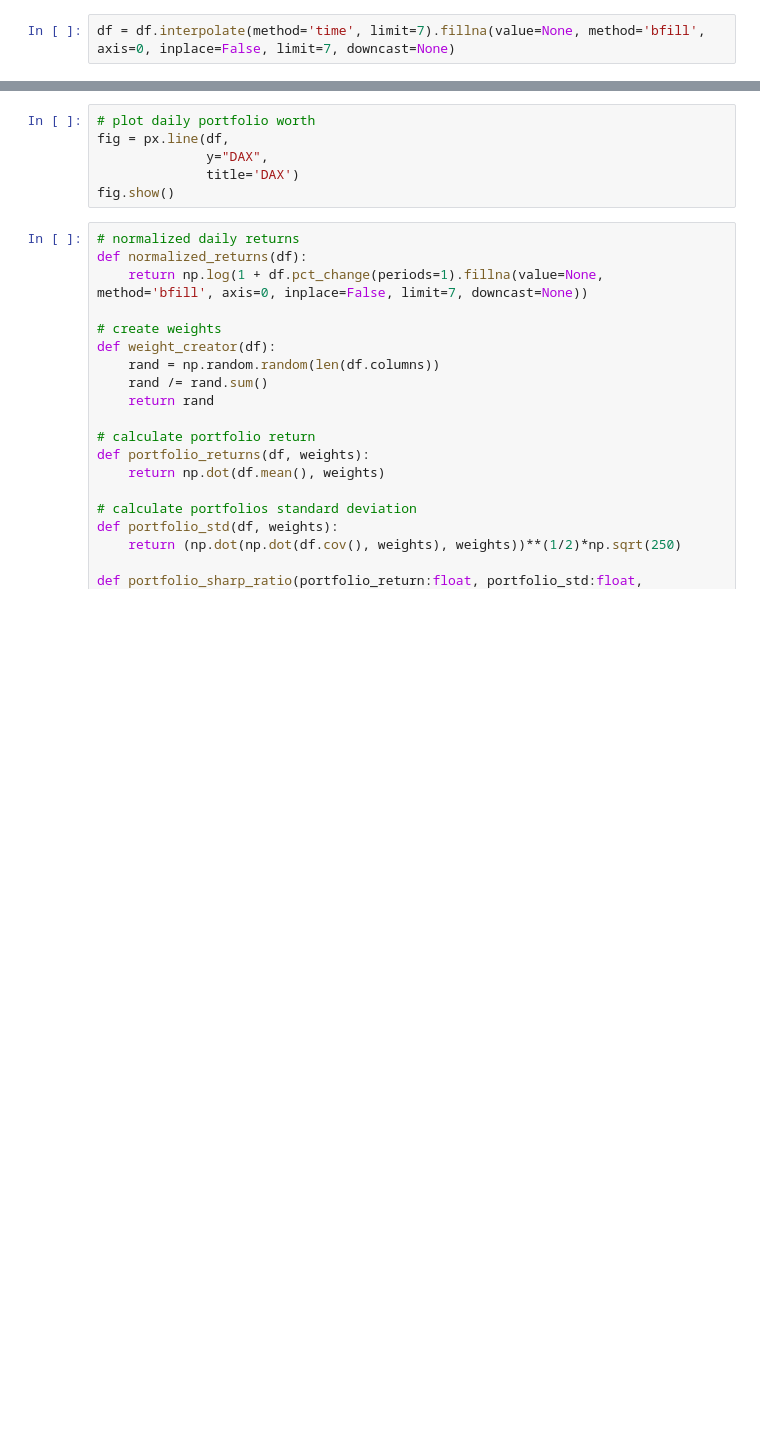
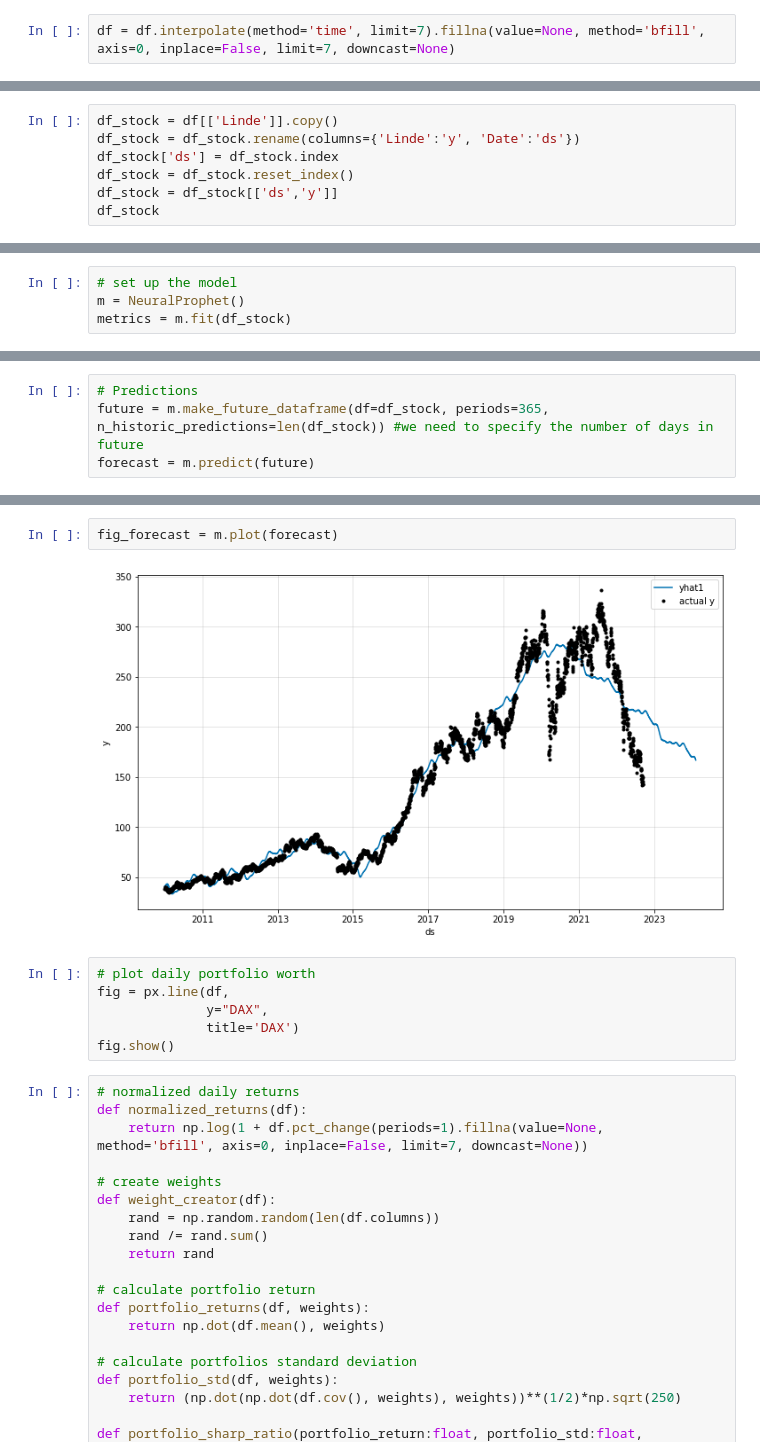
Before and after one commit to Sebastian1981/Stock_Prediction, a Jupyter notebook: experiment/portfolio_optimization.ipynb, the cells around one changed output, grey strips where cells are left out. Cells and saved outputs as stored; diff of their text form; blank space fills up the shorter version.

```diff
--- a/experiment/portfolio_optimization.ipynb
+++ b/experiment/portfolio_optimization.ipynb
@@ -161,0 +154,7 @@ df.head()
+# %%
+df_stock = df[['Linde']].copy()
+df_stock = df_stock.rename(columns={'Linde':'y', 'Date':'ds'})
+df_stock['ds'] = df_stock.index
+df_stock = df_stock.reset_index()
+df_stock = df_stock[['ds','y']]
+df_stock
@@ -161,0 +175,4 @@ df.head()
+# %%
+# set up the model
+m = NeuralProphet()
+metrics = m.fit(df_stock)
@@ -161,0 +189,4 @@ df.head()
+# %%
+# Predictions
+future = m.make_future_dataframe(df=df_stock, periods=365, n_historic_predictions=len(df_stock)) #we need to specify the number of days in future
+forecast = m.predict(future)
@@ -162,3 +200,7 @@ df.head()
+# %%
+fig_forecast = m.plot(forecast)
+# %% [output]
+[figure, added]
 # %%
 # plot daily portfolio worth
 fig = px.line(df,
```
Also changed, not shown: parts of 10 cells of this notebook, 1 other file.
